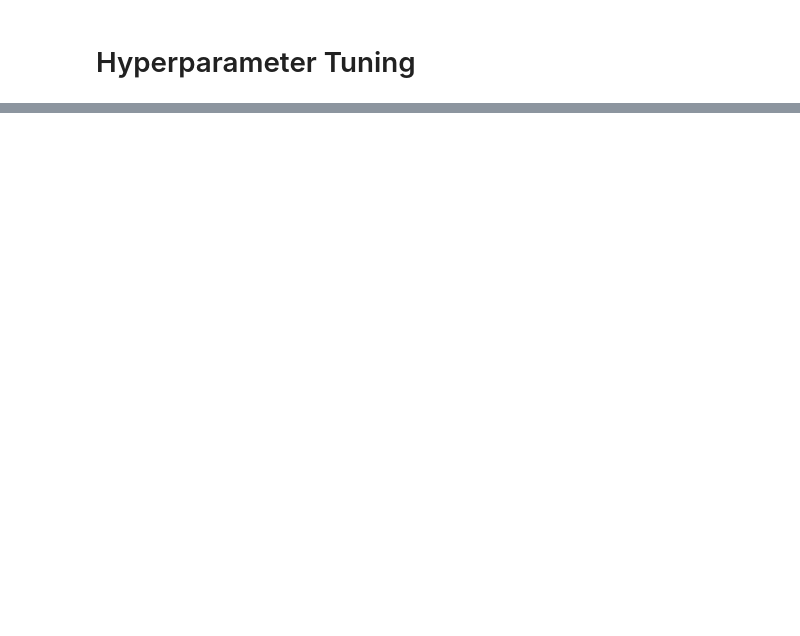
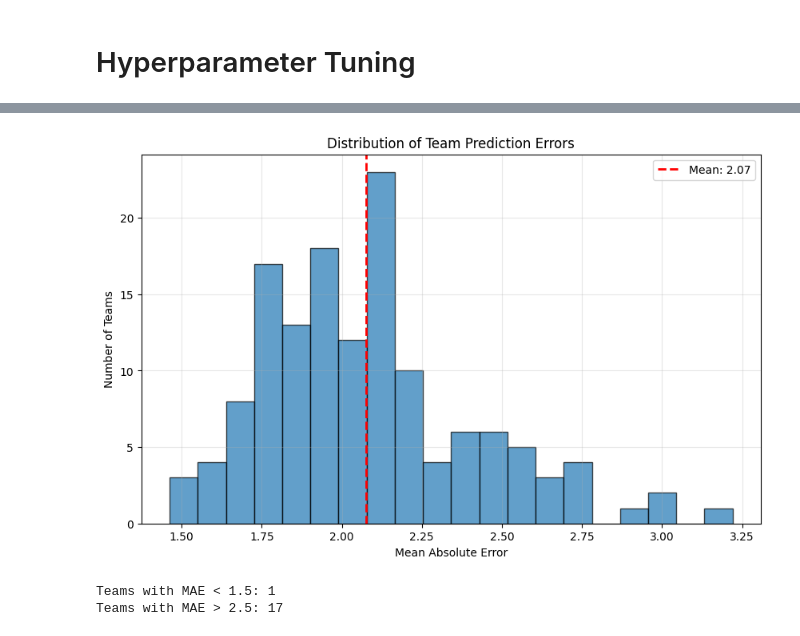
Before and after one commit to louis-porter/algobetting, a Jupyter notebook: algo/models/team_corners/xgb_team_corners.ipynb, the cells around one changed output, grey strips where cells are left out. Cells and saved outputs as stored; diff of their text form; code cells hidden in the pictures; blank space fills up the shorter version.

```diff
--- a/algo/models/team_corners/xgb_team_corners.ipynb
+++ b/algo/models/team_corners/xgb_team_corners.ipynb
@@ -579,0 +611,27 @@ Improvement: -0.0%
+# %%
+# By team
+team_errors = preds.groupby('team').apply(lambda x: mean_absolute_error(x['corner_kicks'], x['predictions']))
+
+# By division
+division_errors = preds.groupby('division').apply(lambda x: mean_absolute_error(x['corner_kicks'], x['predictions']))
+
+# Home vs Away
+home_away_errors = preds.groupby('is_home').apply(lambda x: mean_absolute_error(x['corner_kicks'], x['predictions']))
+# %%
+plt.figure(figsize=(10, 6))
+plt.hist(team_errors, bins=20, alpha=0.7, edgecolor='black')
+plt.axvline(x=team_errors.mean(), color='red', linestyle='--', linewidth=2, label=f'Mean: {team_errors.mean():.2f}')
+plt.xlabel('Mean Absolute Error')
+plt.ylabel('Number of Teams')
+plt.title('Distribution of Team Prediction Errors')
+plt.legend()
+plt.grid(True, alpha=0.3)
+plt.show()
+
+# Print summary stats
+print(f"Teams with MAE < 1.5: {(team_errors < 1.5).sum()}")
+print(f"Teams with MAE > 2.5: {(team_errors > 2.5).sum()}")
+# %% [output]
+[figure, added]
+Teams with MAE < 1.5: 1
+Teams with MAE > 2.5: 17
```
Also changed, not shown: parts of 9 cells of this notebook, 1 other file.
